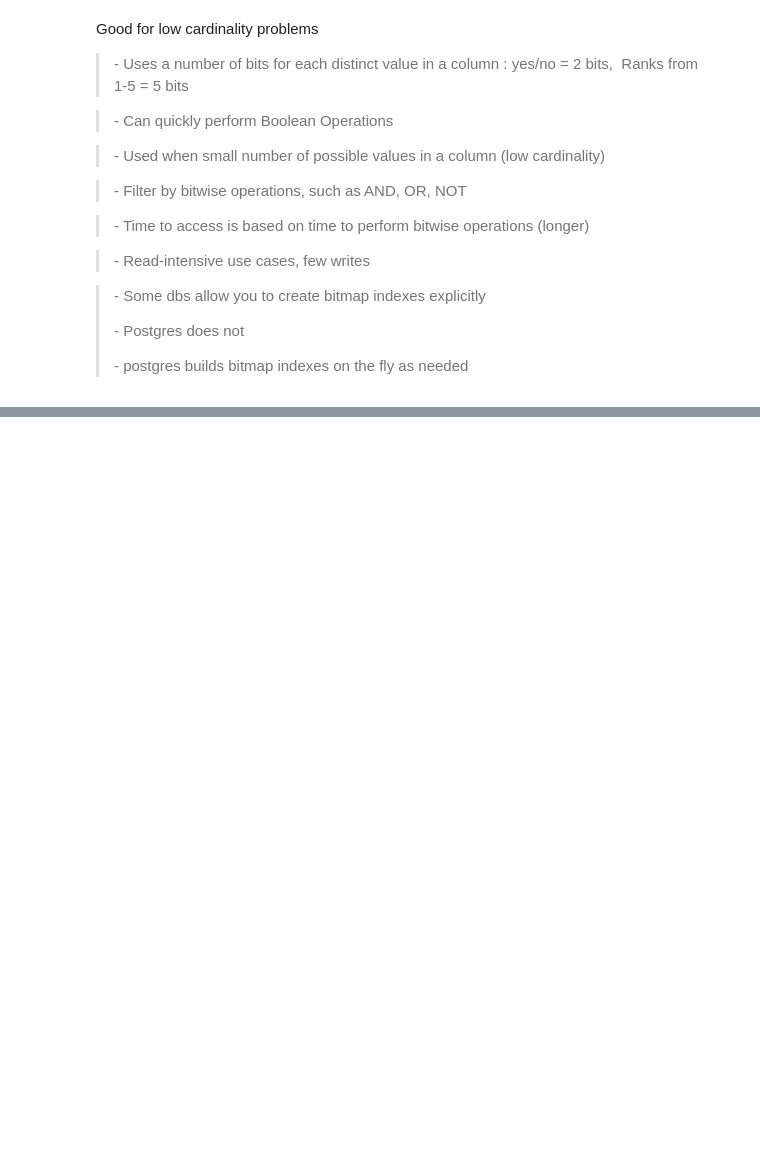
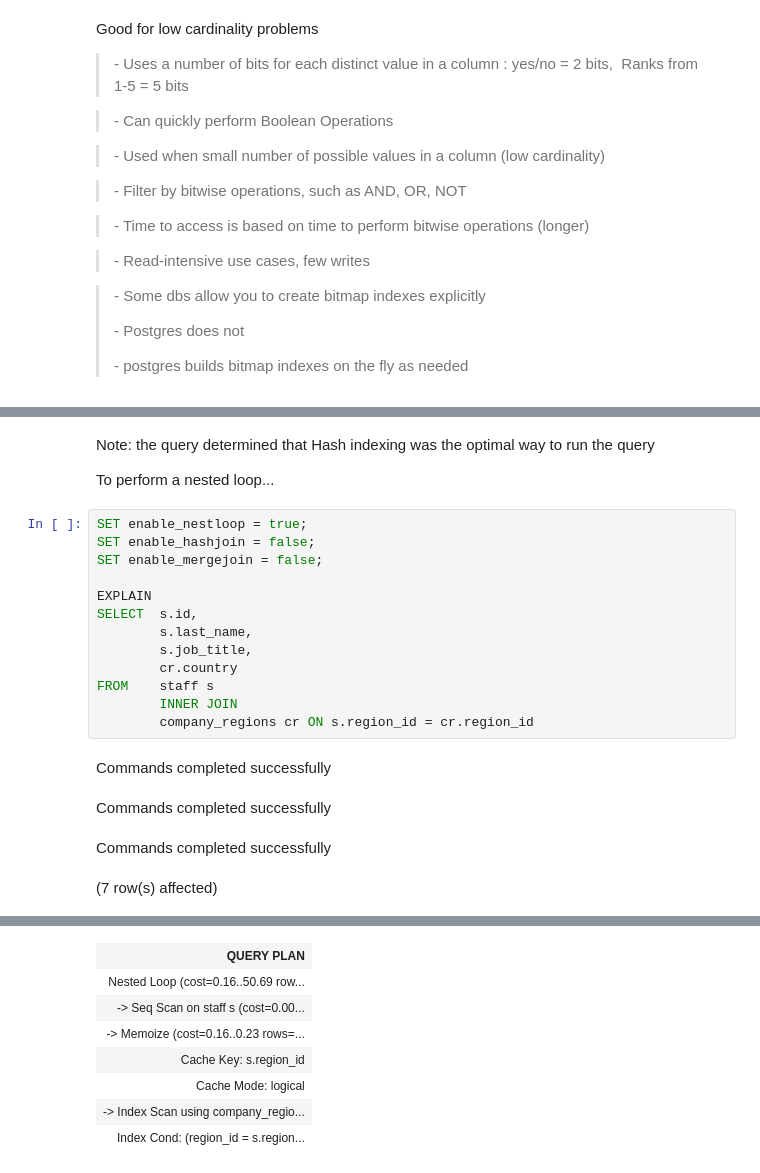
Before and after one commit to FreshOats/AdventureWorks, a Jupyter notebook: Optimization/Notes.ipynb, the cells around one changed output, grey strips where cells are left out. Cells and saved outputs as stored; diff of their text form; blank space fills up the shorter version.

Commit message:
Continued notes through partitioning

```diff
--- a/Optimization/Notes.ipynb
+++ b/Optimization/Notes.ipynb
@@ -354,0 +581,24 @@ Good for low cardinality problems
+# %% [markdown]
+Note: the query determined that Hash indexing was the optimal way to run the query
+
+
+
+To perform a nested loop...
+# %%
+SET enable_nestloop = true;
+SET enable_hashjoin = false;
+SET enable_mergejoin = false;
+
+EXPLAIN
+SELECT  s.id,
+        s.last_name,
+        s.job_title,
+        cr.country
+FROM    staff s
+        INNER JOIN
+        company_regions cr ON s.region_id = cr.region_id
+# %% [output]
+Commands completed successfully
+Commands completed successfully
+Commands completed successfully
+(7 row(s) affected)
@@ -354,0 +606,8 @@ Good for low cardinality problems
+| QUERY PLAN |
+| Nested Loop (cost=0.16..50.69 row... |
+| -> Seq Scan on staff s (cost=0.00... |
+| -> Memoize (cost=0.16..0.23 rows=... |
+| Cache Key: s.region_id |
+| Cache Mode: logical |
+| -> Index Scan using company_regio... |
+| Index Cond: (region_id = s.region... |
```
Also changed, not shown: parts of 22 cells of this notebook.
